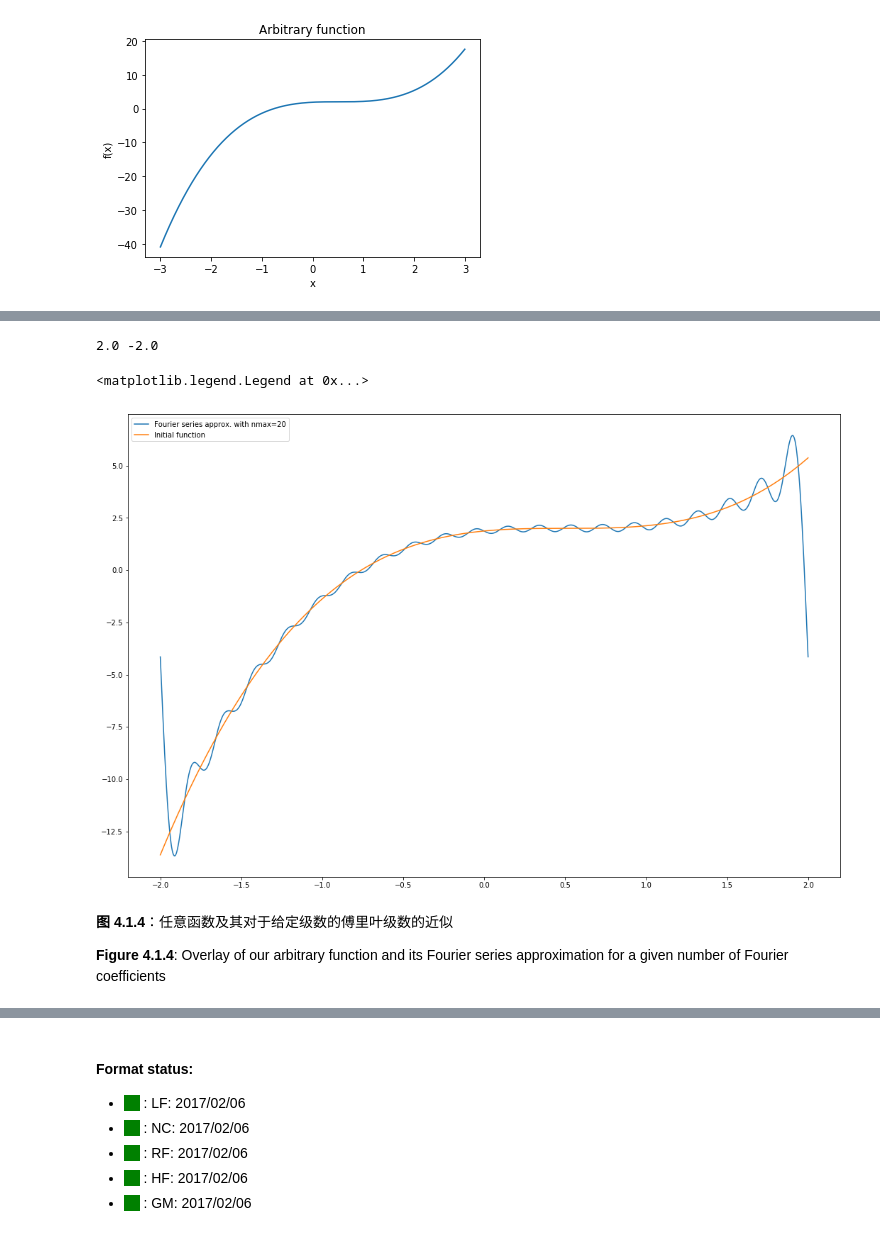
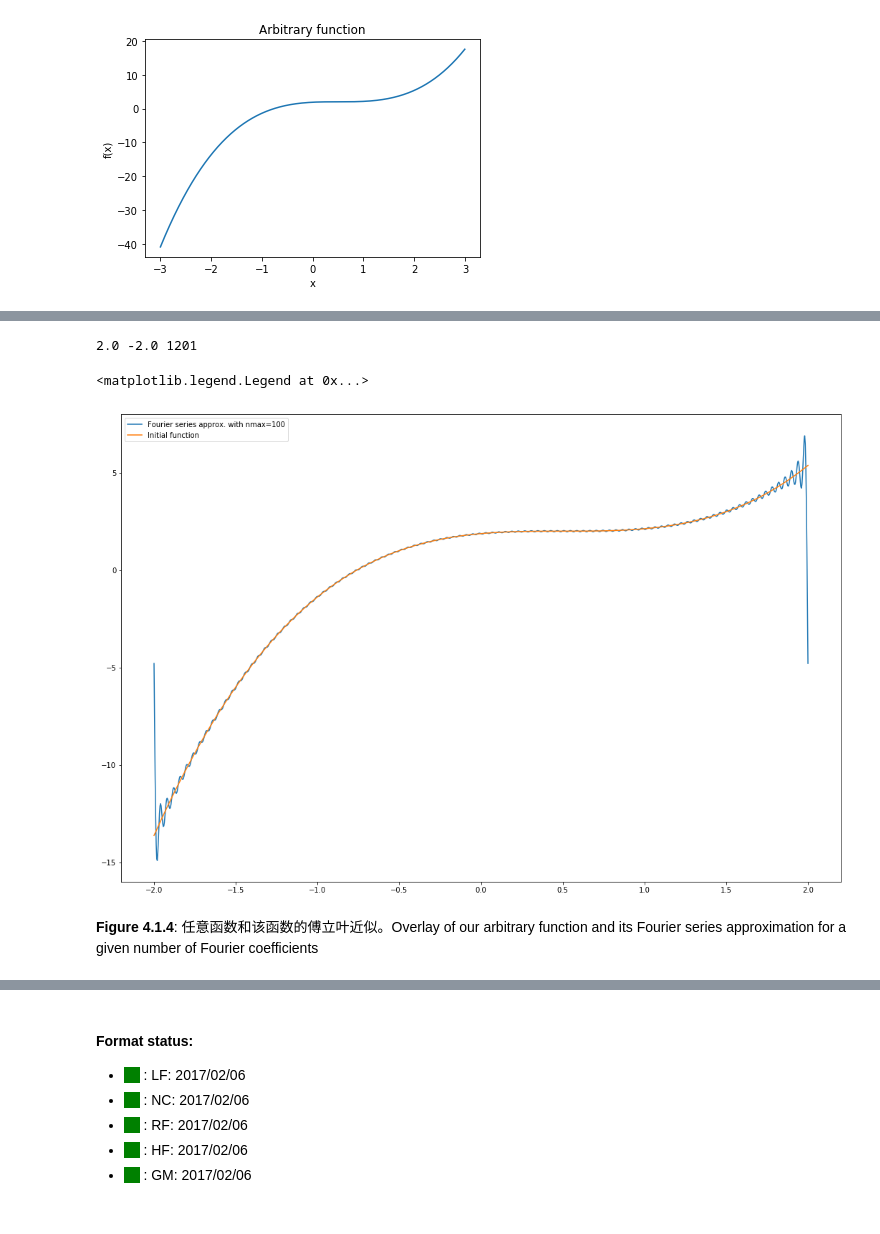
Before and after one commit to astronomical-data-processing/fundamentals_of_interferometry_chinese, a Jupyter notebook: 4_Visibility_Space/4_1_periodic_functions_and_fourier_analysis.ipynb, the cells around one changed output, grey strips where cells are left out. Drawn from its saved outputs; the diff is of its cells as text; code cells hidden in the pictures.

```diff
--- a/4_Visibility_Space/4_1_periodic_functions_and_fourier_analysis.ipynb
+++ b/4_Visibility_Space/4_1_periodic_functions_and_fourier_analysis.ipynb
@@ -216,38 +204,45 @@ Note the factor of 0.5 in front of $a_0$.
 
 In practice, of course, the upper limit of $n\rightarrow\infty$ is not achievable. Let us try to replicate the arbitrary function above using different values of $n_{max}$.
 # %%
-nmax=20
+nmax=100
 #x=(np.arange(1201)-800.)/200
 x=(np.arange(1201)/300.-2)
 y=(x-0.5)**3+2
 
 
 def FourierSeriesApprox(xvals,yvals,nmax):
     approx=np.zeros_like(yvals)
     T=(xvals[-1]-xvals[0])
-    print(xvals[-1],xvals[0])
+    print(xvals[-1],xvals[0],xvals.size)
     w=2*np.pi/T
     dt=xvals[1]-xvals[0]
     approx=approx+1/T*(np.sum(yvals)*dt)
+
+    an=np.zeros(nmax+1)
+    bn=np.zeros(nmax+1)
+    for n in (np.arange(nmax)+1):
+        an[n]=2/T*np.sum(np.cos(w*n*xvals)*yvals)*dt
+        bn[n]=2/T*np.sum(np.sin(w*n*xvals)*yvals)*dt
+
+
     for t in range(len(xvals)):
         for n in (np.arange(nmax)+1):
-            an=2/T*np.sum(np.cos(w*n*xvals)*yvals)*dt
-            bn=2/T*np.sum(np.sin(w*n*xvals)*yvals)*dt
-            approx[t]=approx[t]+an*np.cos(w*n*xvals[t])+bn*np.sin(w*n*xvals[t])
+            #an=2/T*np.sum(np.cos(w*n*xvals)*yvals)*dt
+            #bn=2/T*np.sum(np.sin(w*n*xvals)*yvals)*dt
+            #approx[t]=approx[t]+an*np.cos(w*n*xvals[t])+bn*np.sin(w*n*xvals[t])
+            approx[t]=approx[t]+an[n]*np.cos(w*n*xvals[t])+bn[n]*np.sin(w*n*xvals[t])
     return approx
 
 yApprox=FourierSeriesApprox(x,y,nmax)
 #plt.plot(x,y)
 plt.figure(figsize=(18,12))
 plt.plot(x,yApprox,label="Fourier series approx. with nmax=%i"%nmax)
 plt.plot(x,y,label="Initial function")
 plt.legend(loc="upper left")
 # %% [output]
-2.0 -2.0
+2.0 -2.0 1201
 <matplotlib.legend.Legend at 0x...>
-[figure, old version]
+[figure, new version]
 # %% [markdown]
-**图 4.1.4**：任意函数及其对于给定级数的傅里叶级数的近似
-
-**Figure 4.1.4**: Overlay of our arbitrary function and its Fourier series approximation for a given number of Fourier coefficients
+**Figure 4.1.4**: 任意函数和该函数的傅立叶近似。Overlay of our arbitrary function and its Fourier series approximation for a given number of Fourier coefficients
 # %% [markdown]
```
Also changed, not shown: parts of 21 cells of this notebook.
